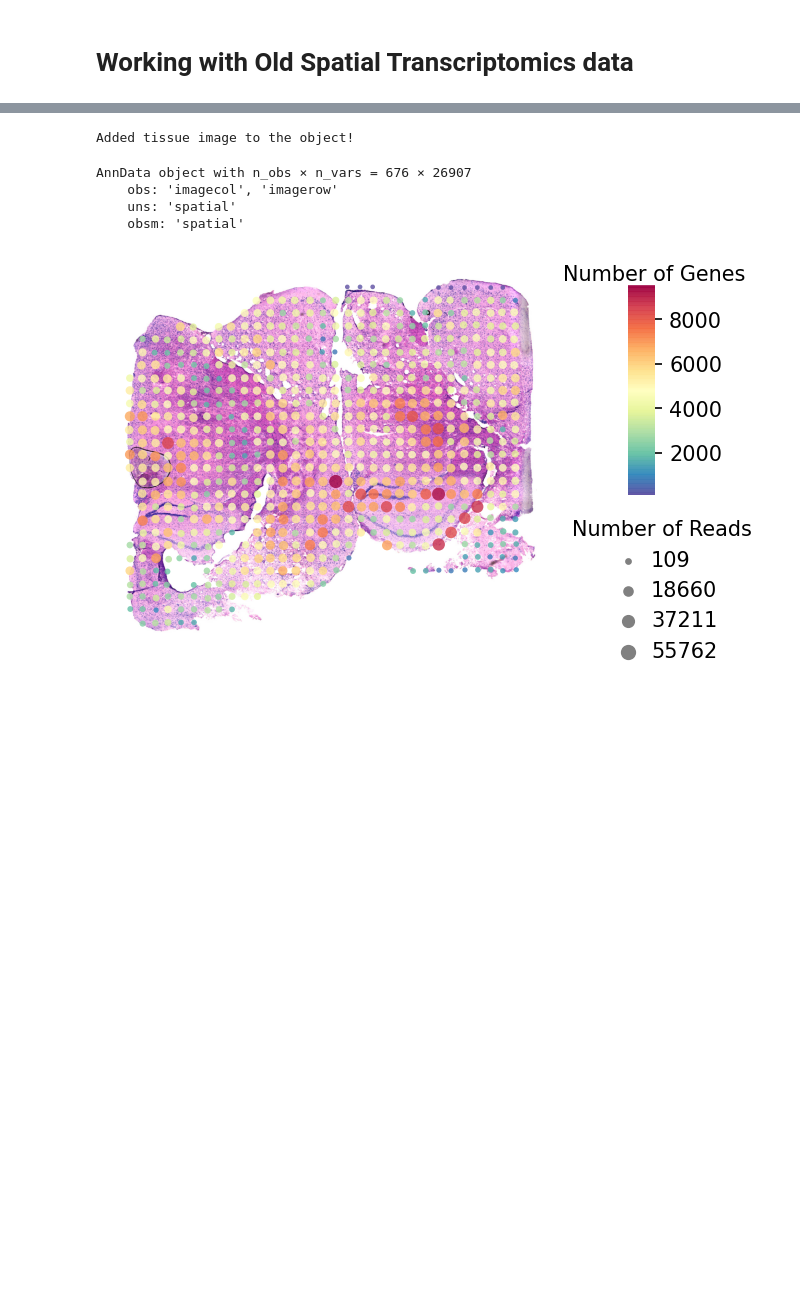
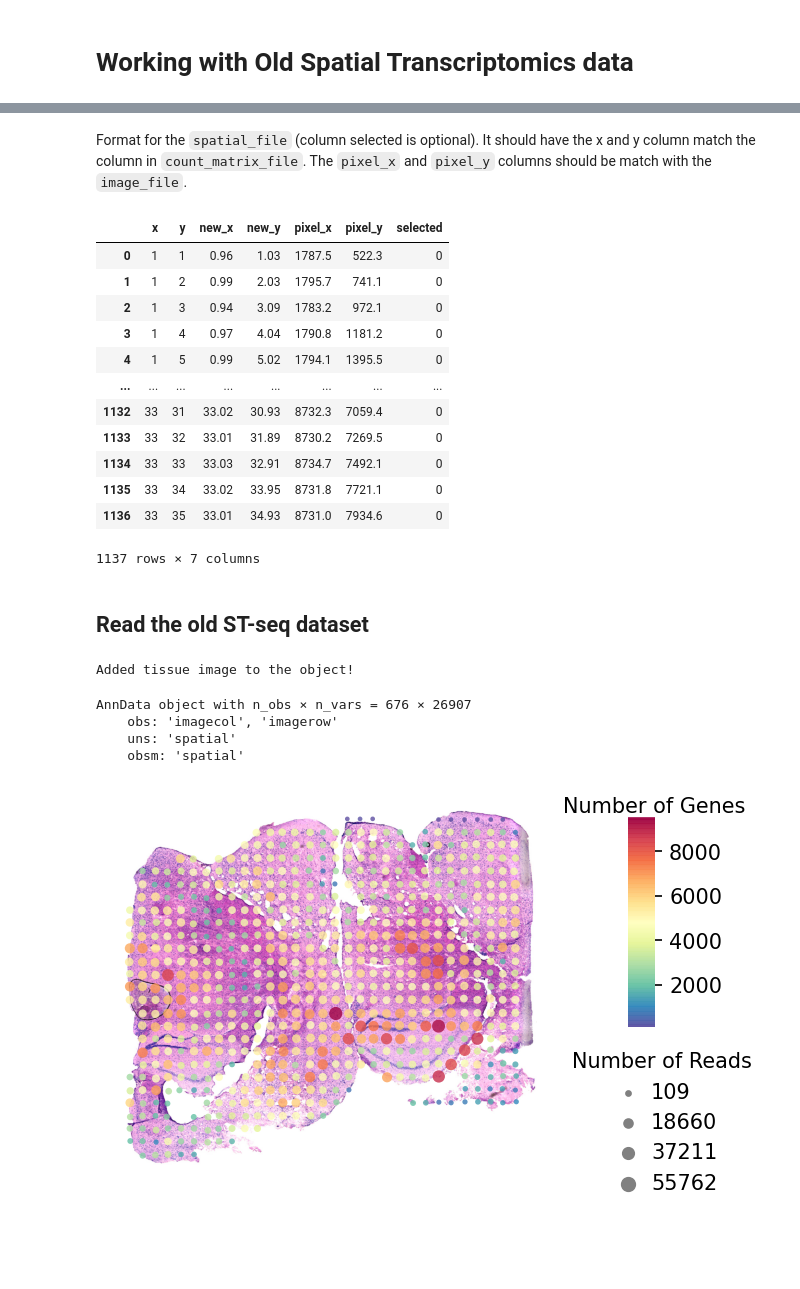
Before and after one commit to duypham2108/dev_st, a Jupyter notebook: docs/examples/Working-with-Old-Spatial-Transcriptomics-data.ipynb, the cells around one changed output, grey strips where cells are left out. Saved outputs shown, nothing was run; the diff lists cells and outputs as text; code cells hidden in the pictures; blank space fills up the shorter version.

```diff
--- a/docs/examples/Working-with-Old-Spatial-Transcriptomics-data.ipynb
+++ b/docs/examples/Working-with-Old-Spatial-Transcriptomics-data.ipynb
@@ -3,11 +23,31 @@
+# %% [markdown]
+Format for the `spatial_file` (column selected is optional). It should have the x and y column match the column in `count_matrix_file`. The `pixel_x` and `pixel_y` columns should be match with the `image_file`.
+# %%
+pd.read_table("../../../UQ/Developmental_heart/ST_Samples_4.5-5PCW/ST_Sample_4.5-5PCW_1/spot_data-all-ST_Sample_4.5-5PCW_1.tsv")
+# %% [output]
+|  | x | y | new_x | new_y | pixel_x | pixel_y | selected |
+| 0 | 1 | 1 | 0.96 | 1.03 | 1787.5 | 522.3 | 0 |
+| 1 | 1 | 2 | 0.99 | 2.03 | 1795.7 | 741.1 | 0 |
+| 2 | 1 | 3 | 0.94 | 3.09 | 1783.2 | 972.1 | 0 |
+| 3 | 1 | 4 | 0.97 | 4.04 | 1790.8 | 1181.2 | 0 |
+| 4 | 1 | 5 | 0.99 | 5.02 | 1794.1 | 1395.5 | 0 |
+| ... | ... | ... | ... | ... | ... | ... | ... |
+| 1132 | 33 | 31 | 33.02 | 30.93 | 8732.3 | 7059.4 | 0 |
+| 1133 | 33 | 32 | 33.01 | 31.89 | 8730.2 | 7269.5 | 0 |
+| 1134 | 33 | 33 | 33.03 | 32.91 | 8734.7 | 7492.1 | 0 |
+| 1135 | 33 | 34 | 33.02 | 33.95 | 8731.8 | 7721.1 | 0 |
+| 1136 | 33 | 35 | 33.01 | 34.93 | 8731.0 | 7934.6 | 0 |
+1137 rows × 7 columns
+# %% [markdown]
+## Read the old ST-seq dataset
 # %%
 import stlearn as st
-# %%
-data = st.ReadOldST(count_matrix_file="../UQ/ST_BrainInjuryModel/JVQN_Brain_6_S6_stdata.tsv",
-                    spatial_file="../UQ/ST_BrainInjuryModel/Preprocessed/Brain6_extracted_full.tsv",
-                    image_file="../UQ/ST_BrainInjuryModel/ClearBackground/Brain6.jpg")
-# %% [output]
-Added tissue image to the object!
+# %%
+data = st.ReadOldST(count_matrix_file="[PATH to count_matrix_file file]",
+                    spatial_file="[PATH to spatial_file file]",
+                    image_file="[PATH to image_file file]")
+# %% [output]
+Added tissue image to the object!
 # %%
 data
 # %% [output]
```
Also changed, not shown: parts of 5 cells of this notebook, 7 other files.
